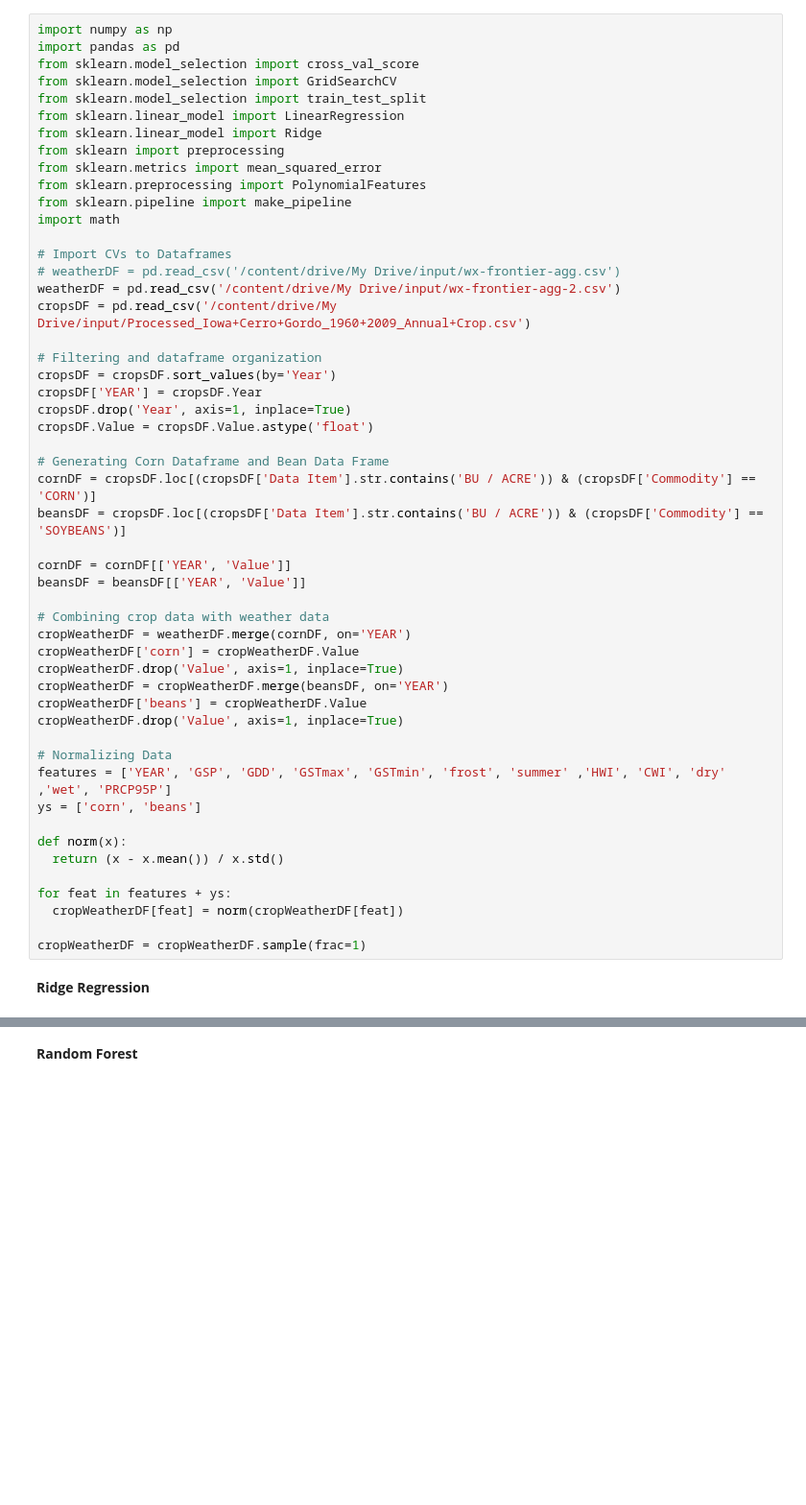
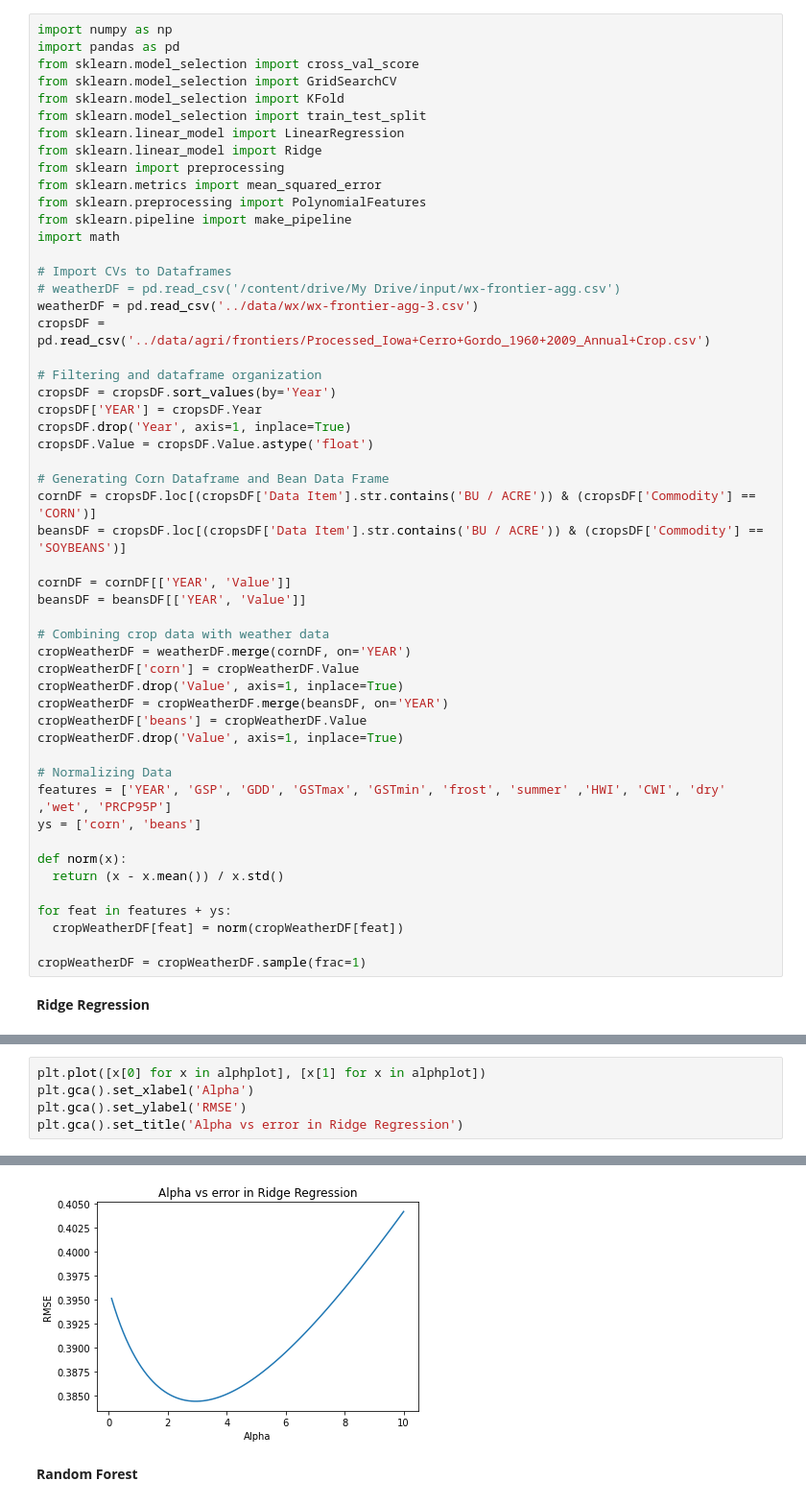
Before and after one commit to ucfjimg/CAP5610-project, a Jupyter notebook: notebooks/RR_RandF_Analysis3.ipynb, the cells around one changed output, grey strips where cells are left out. Shown at 96% size. Drawn from its saved outputs; the diff is of its cells as text; blank space fills up the shorter version.

Commit message:
wx-frontiers-agg-3 and multisampled testing

```diff
--- a/notebooks/RR_RandF_Analysis3.ipynb
+++ b/notebooks/RR_RandF_Analysis3.ipynb
@@ -12,6 +14,7 @@ import numpy as np
 import pandas as pd
 from sklearn.model_selection import cross_val_score
 from sklearn.model_selection import GridSearchCV
+from sklearn.model_selection import KFold
 from sklearn.model_selection import train_test_split
 from sklearn.linear_model import LinearRegression
 from sklearn.linear_model import Ridge
@@ -23,8 +26,8 @@ import math
 
 # Import CVs to Dataframes
 # weatherDF = pd.read_csv('/content/drive/My Drive/input/wx-frontier-agg.csv')
-weatherDF = pd.read_csv('/content/drive/My Drive/input/wx-frontier-agg-2.csv')
-cropsDF = pd.read_csv('/content/drive/My Drive/input/Processed_Iowa+Cerro+Gordo_1960+2009_Annual+Crop.csv')
+weatherDF = pd.read_csv('../data/wx/wx-frontier-agg-3.csv')
+cropsDF = pd.read_csv('../data/agri/frontiers/Processed_Iowa+Cerro+Gordo_1960+2009_Annual+Crop.csv')
 
 # Filtering and dataframe organization
 cropsDF = cropsDF.sort_values(by='Year')
@@ -197,0 +248,6 @@ Using the Highest Bean R2 alpha: RMSE: 0.39 R2:0.83
+# %%
+plt.plot([x[0] for x in alphplot], [x[1] for x in alphplot])
+plt.gca().set_xlabel('Alpha')
+plt.gca().set_ylabel('RMSE')
+plt.gca().set_title('Alpha vs error in Ridge Regression')
+# %% [output]
@@ -198,2 +255,3 @@ Using the Highest Bean R2 alpha: RMSE: 0.39 R2:0.83
+[figure, added]
 # %% [markdown]
 **Random Forest**
```
Also changed, not shown: parts of 7 cells of this notebook, 2 other files.
